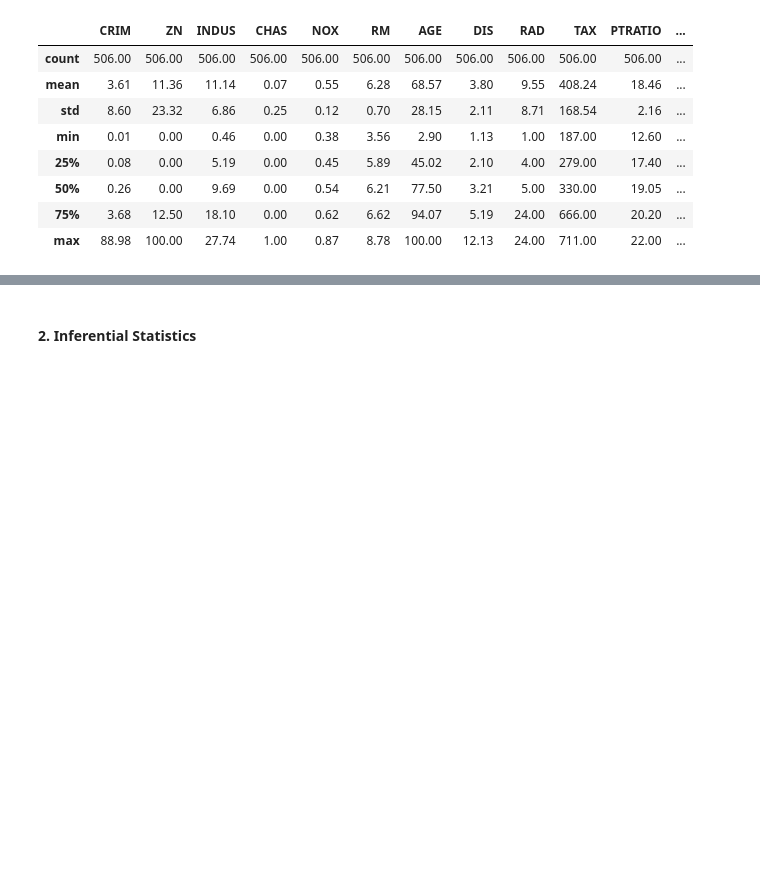
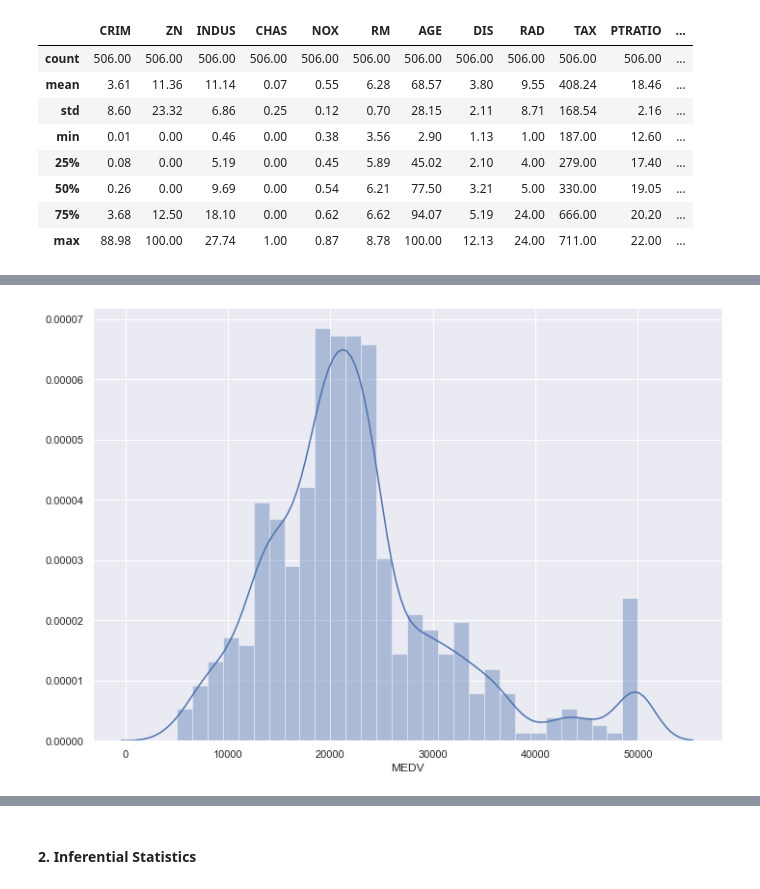
Before and after one commit to patmcdonald/MLandStatistics2019-Project, a Jupyter notebook: Boston Dataset Project.ipynb, the cells around one changed output, grey strips where cells are left out. Drawn from its saved outputs; the diff is of its cells as text; code cells hidden in the pictures; blank space fills up the shorter version.

Commit message:
add plots and corr grid

```diff
--- a/Boston Dataset Project.ipynb
+++ b/Boston Dataset Project.ipynb
@@ -150,0 +180,9 @@ np.round(df_boston.describe(),2)
+# %%
+#plot histogram on 'MEDV' (median value) using seaborn adapted from:
+#https://towardsdatascience.com/linear-regression-on-boston-housing-dataset-f409b7e4a155
+
+sns.set(rc={'figure.figsize':(11.7,8.27)})
+sns.distplot(df_boston['MEDV'], bins=30)
+plt.show()
+# %% [output]
+[figure, added]
```
Also changed, not shown: parts of 8 cells of this notebook.
